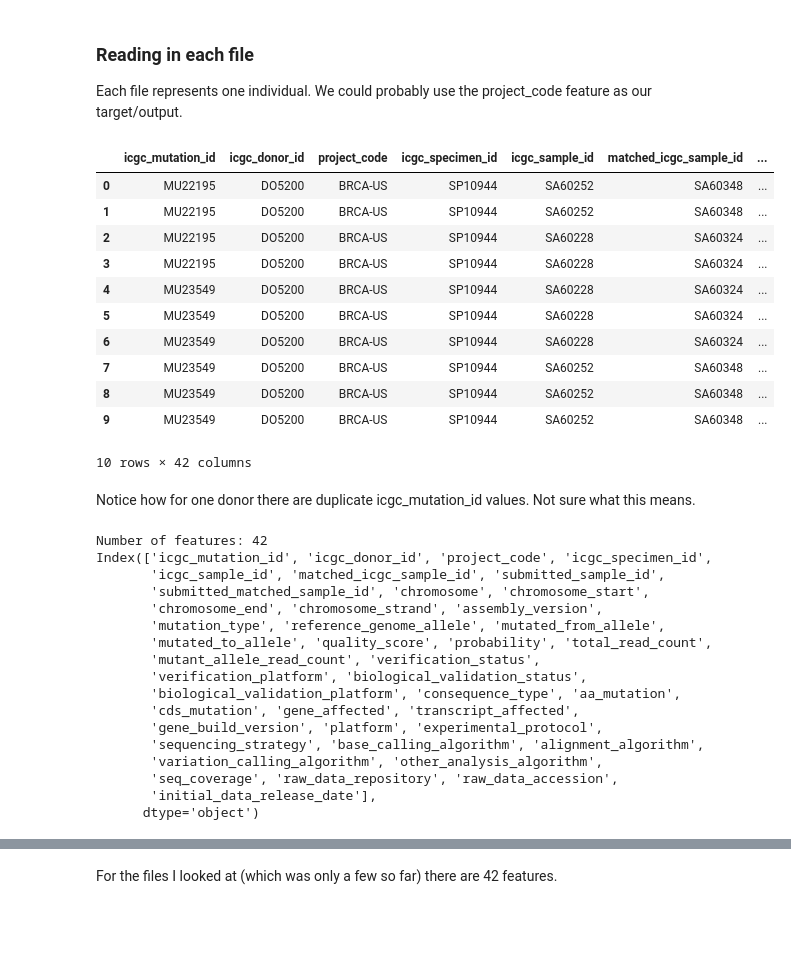
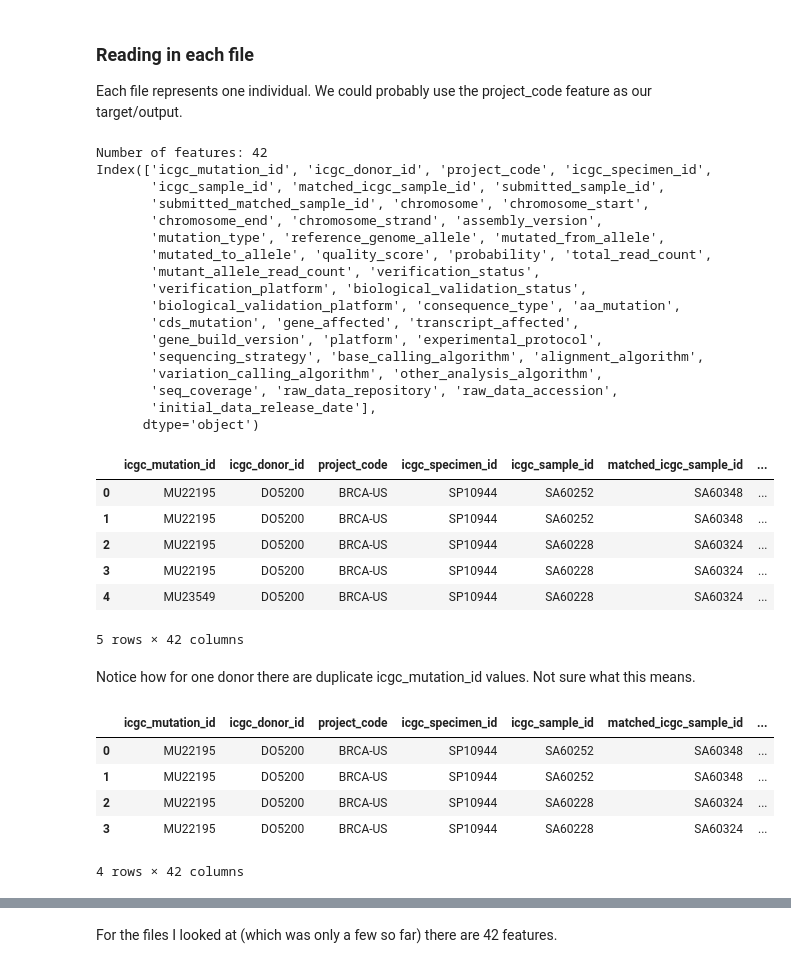
Before and after one commit to nimuh/cancer-dl, a Jupyter notebook: EDA.ipynb, the cells around one changed output, grey strips where cells are left out. Cells and saved outputs as stored; diff of their text form; code cells hidden in the pictures; blank space fills up the shorter version.

```diff
--- a/EDA.ipynb
+++ b/EDA.ipynb
@@ -5,41 +5,46 @@ import pandas as pd
 Each file represents one individual. We could probably use the project_code feature as our target/output.
 # %%
 df = pd.read_csv('data/BRCA-US/simple_somatic_mutation.open-2020-03-02T154602.752.tsv', sep='\t')
+# %%
+print('Number of features: {}'.format(len(df.columns)))
+print(df.columns)
+# %% [output]
+Number of features: 42
+Index(['icgc_mutation_id', 'icgc_donor_id', 'project_code', 'icgc_specimen_id',
+       'icgc_sample_id', 'matched_icgc_sample_id', 'submitted_sample_id',
+       'submitted_matched_sample_id', 'chromosome', 'chromosome_start',
+       'chromosome_end', 'chromosome_strand', 'assembly_version',
+       'mutation_type', 'reference_genome_allele', 'mutated_from_allele',
+       'mutated_to_allele', 'quality_score', 'probability', 'total_read_count',
+       'mutant_allele_read_count', 'verification_status',
+       'verification_platform', 'biological_validation_status',
+       'biological_validation_platform', 'consequence_type', 'aa_mutation',
+       'cds_mutation', 'gene_affected', 'transcript_affected',
+       'gene_build_version', 'platform', 'experimental_protocol',
+       'sequencing_strategy', 'base_calling_algorithm', 'alignment_algorithm',
+       'variation_calling_algorithm', 'other_analysis_algorithm',
+       'seq_coverage', 'raw_data_repository', 'raw_data_accession',
+       'initial_data_release_date'],
+      dtype='object')
 # %%
-df.head(10)
+df.head(5)
 # %% [output]
 |  | icgc_mutation_id | icgc_donor_id | project_code | icgc_specimen_id | icgc_sample_id | matched_icgc_sample_id | ... |
 | 0 | MU22195 | DO5200 | BRCA-US | SP10944 | SA60252 | SA60348 | ... |
 | 1 | MU22195 | DO5200 | BRCA-US | SP10944 | SA60252 | SA60348 | ... |
 | 2 | MU22195 | DO5200 | BRCA-US | SP10944 | SA60228 | SA60324 | ... |
 | 3 | MU22195 | DO5200 | BRCA-US | SP10944 | SA60228 | SA60324 | ... |
 | 4 | MU23549 | DO5200 | BRCA-US | SP10944 | SA60228 | SA60324 | ... |
-| 5 | MU23549 | DO5200 | BRCA-US | SP10944 | SA60228 | SA60324 | ... |
-| 6 | MU23549 | DO5200 | BRCA-US | SP10944 | SA60228 | SA60324 | ... |
-| 7 | MU23549 | DO5200 | BRCA-US | SP10944 | SA60252 | SA60348 | ... |
-| 8 | MU23549 | DO5200 | BRCA-US | SP10944 | SA60252 | SA60348 | ... |
-| 9 | MU23549 | DO5200 | BRCA-US | SP10944 | SA60252 | SA60348 | ... |
-10 rows × 42 columns
+5 rows × 42 columns
 # %% [markdown]
 Notice how for one donor there are duplicate icgc_mutation_id values. Not sure what this means.
-# %%
-print('Number of features: {}'.format(len(df.columns)))
-print(df.columns)
-# %% [output]
-Number of features: 42
-Index(['icgc_mutation_id', 'icgc_donor_id', 'project_code', 'icgc_specimen_id',
-       'icgc_sample_id', 'matched_icgc_sample_id', 'submitted_sample_id',
-       'submitted_matched_sample_id', 'chromosome', 'chromosome_start',
-       'chromosome_end', 'chromosome_strand', 'assembly_version',
-       'mutation_type', 'reference_genome_allele', 'mutated_from_allele',
-       'mutated_to_allele', 'quality_score', 'probability', 'total_read_count',
-       'mutant_allele_read_count', 'verification_status',
-       'verification_platform', 'biological_validation_status',
-       'biological_validation_platform', 'consequence_type', 'aa_mutation',
-       'cds_mutation', 'gene_affected', 'transcript_affected',
-       'gene_build_version', 'platform', 'experimental_protocol',
-       'sequencing_strategy', 'base_calling_algorithm', 'alignment_algorithm',
-       'variation_calling_algorithm', 'other_analysis_algorithm',
-       'seq_coverage', 'raw_data_repository', 'raw_data_accession',
-       'initial_data_release_date'],
-      dtype='object')
+# %%
+# Mutation ID MU22195
+df[df['icgc_mutation_id'] == 'MU22195']
+# %% [output]
+|  | icgc_mutation_id | icgc_donor_id | project_code | icgc_specimen_id | icgc_sample_id | matched_icgc_sample_id | ... |
+| 0 | MU22195 | DO5200 | BRCA-US | SP10944 | SA60252 | SA60348 | ... |
+| 1 | MU22195 | DO5200 | BRCA-US | SP10944 | SA60252 | SA60348 | ... |
+| 2 | MU22195 | DO5200 | BRCA-US | SP10944 | SA60228 | SA60324 | ... |
+| 3 | MU22195 | DO5200 | BRCA-US | SP10944 | SA60228 | SA60324 | ... |
+4 rows × 42 columns
```
Also changed, not shown: parts of 1 cell of this notebook.
